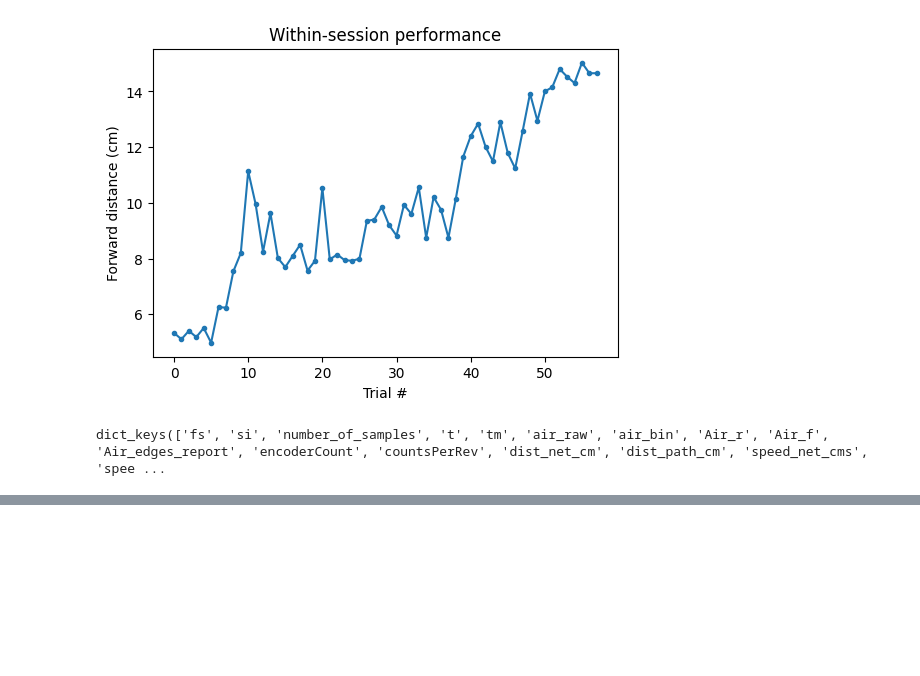
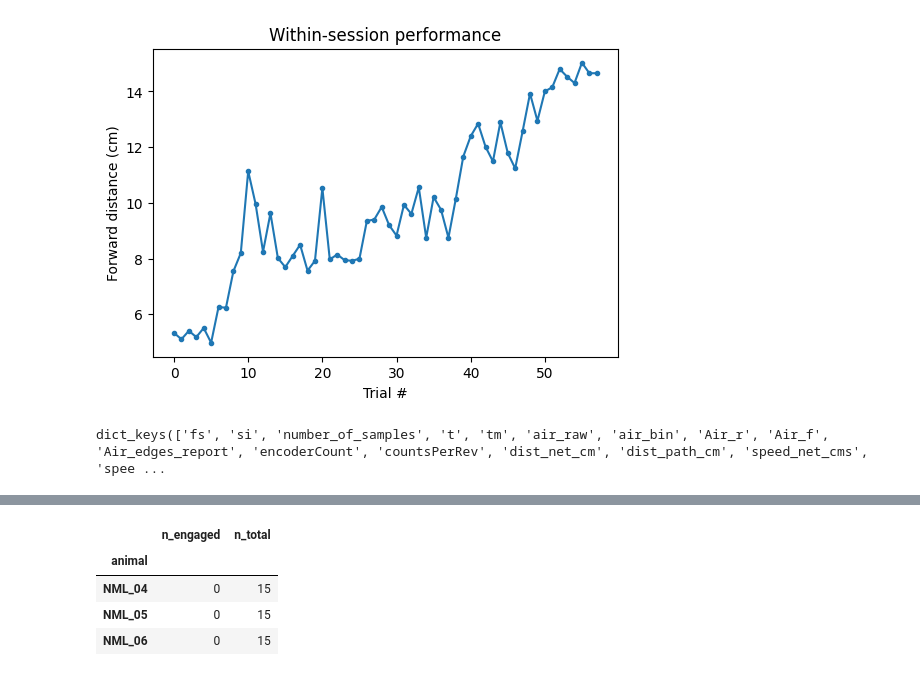
Before and after one commit to neuromomentumlab/Classical_Conditioning_Air_Wheel, a Jupyter notebook: Python/notebooks/ami.ipynb, the cells around one changed output, grey strips where cells are left out. Saved outputs shown, nothing was run; the diff lists cells and outputs as text; code cells hidden in the pictures; blank space fills up the shorter version.

```diff
--- a/Python/notebooks/ami.ipynb
+++ b/Python/notebooks/ami.ipynb
@@ -87,0 +145,15 @@ trial_df.head()
+# %%
+summary_counts = (
+    session_df
+    .groupby("animal")["engaged"]
+    .agg(["sum", "count"])
+    .rename(columns={"sum": "n_engaged", "count": "n_total"})
+)
+
+summary_counts
+# %% [output]
+|  | n_engaged | n_total |
+| animal |  |  |
+| NML_04 | 0 | 15 |
+| NML_05 | 0 | 15 |
+| NML_06 | 0 | 15 |
```
Also changed, not shown: parts of 9 cells of this notebook, 2 other files.
